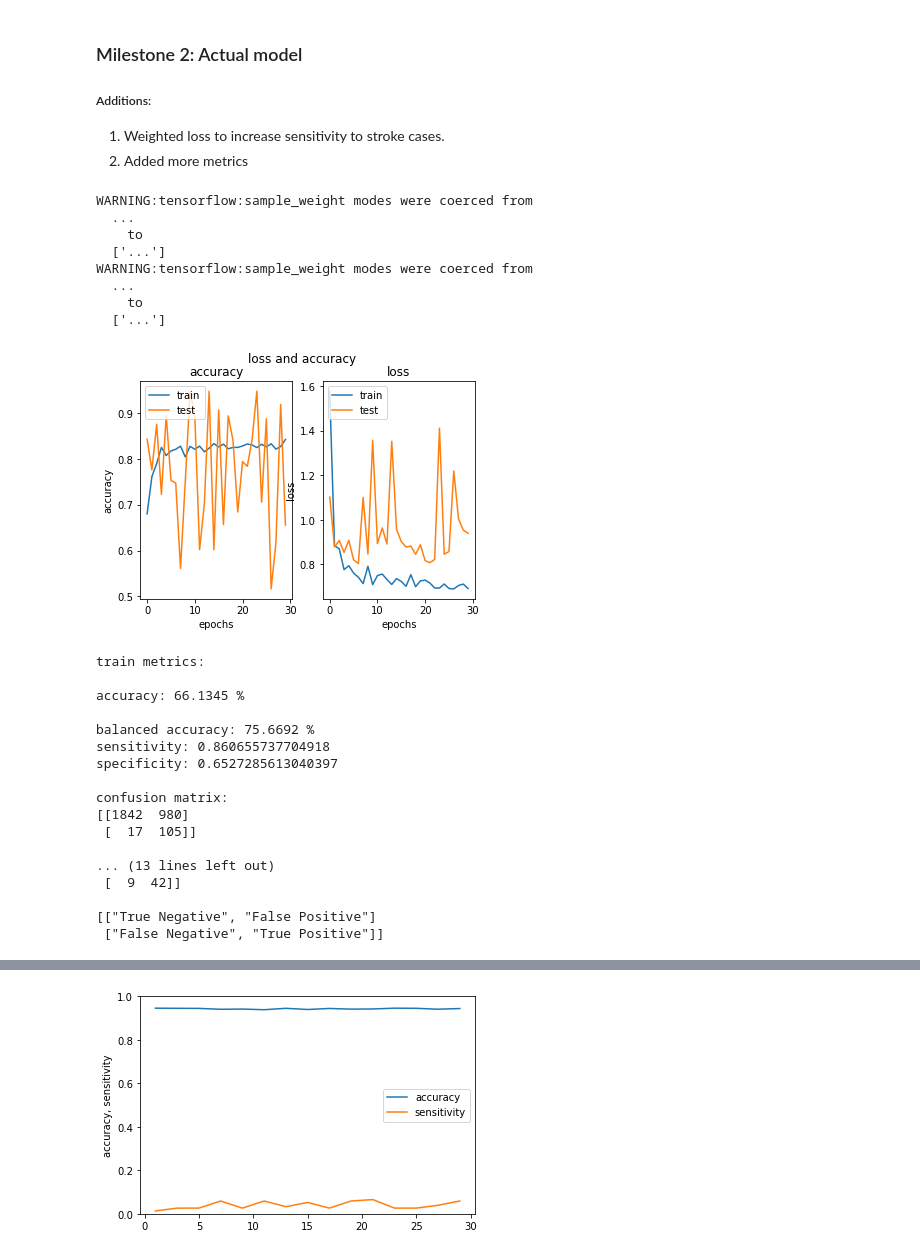
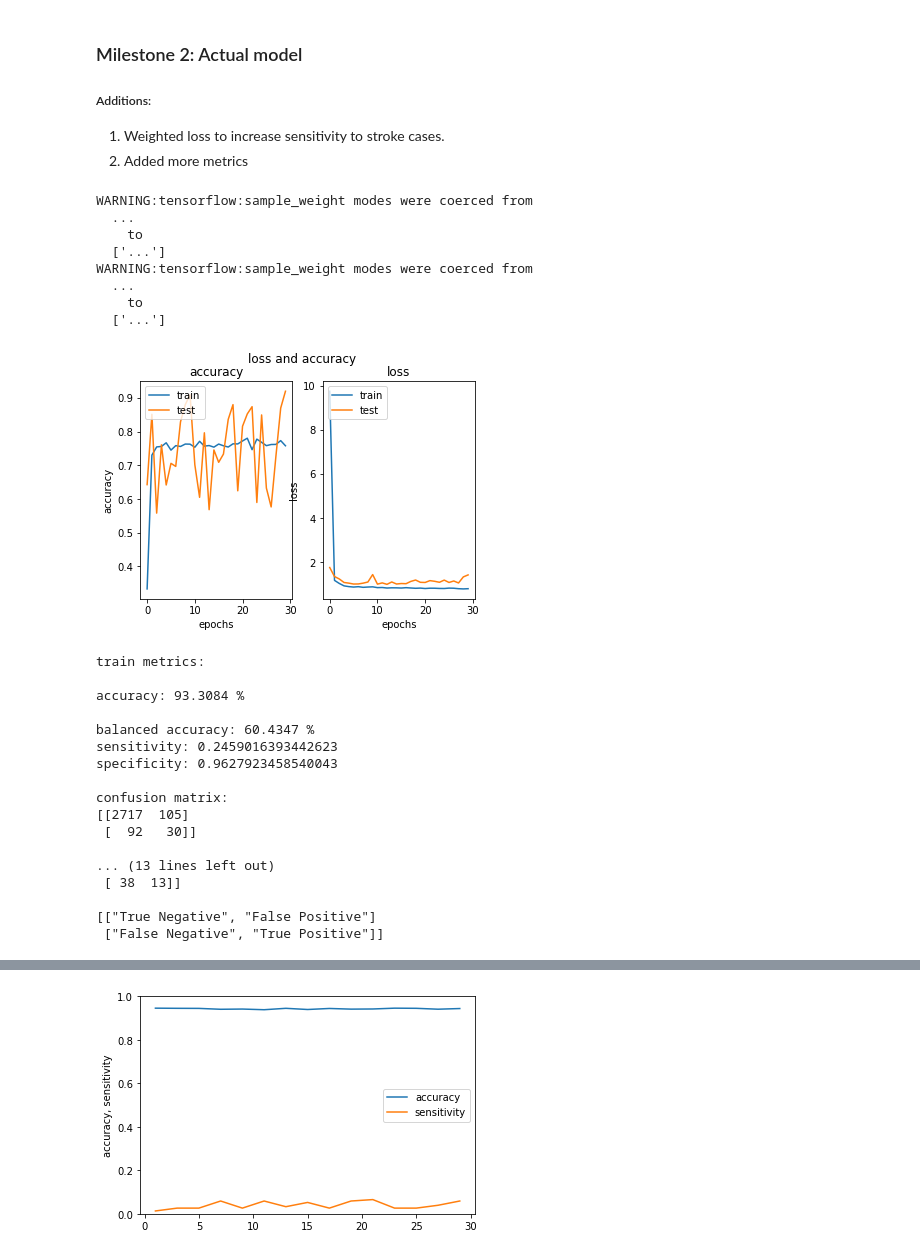
Before and after one commit to koenc100/Project-AI-minor, a Jupyter notebook: code/deep neural network.ipynb, the cells around one changed output, grey strips where cells are left out. Saved outputs shown, nothing was run; the diff lists cells and outputs as text; code cells hidden in the pictures.

```diff
--- a/code/deep neural network.ipynb
+++ b/code/deep neural network.ipynb
@@ -217,48 +217,49 @@ model = models.Sequential()
 
 # First layer with input nodes equal to features
 model.add(Input(shape=(input_shape)))
 
 # One hidden layer with 25 nodes
 model.add(layers.Dense(25, activation='relu'))
 
 # Output layer with 1 node (only 1 output class, 0 or 1 for stroke) and sigmoid activation function
 model.add(layers.Dense(1, 'sigmoid'))
 
 # Train and predict
 predictions_train, predictions_test, history = train_and_predict(model, train_data,
                                                         train_labels, test_data, test_labels,
+                                                        loss_weight = 15,
                                                         epochs=30, verbose=0)
 
 # Print metrics
 print('train metrics: \n')
 accuracy_train, balanced_accuracy_train = get_metrics(train_labels, predictions_train, verbose=True)
 
 print('test metrics: \n')
 accuracy_test, balanced_accuracy_test = get_metrics(test_labels, predictions_test, verbose=True)
 # %% [output]
 WARNING:tensorflow:sample_weight modes were coerced from
   ...
     to
   ['...']
 WARNING:tensorflow:sample_weight modes were coerced from
   ...
     to
   ['...']
-[figure, old version]
+[figure, new version]
 train metrics:
 
-accuracy: 66.1345 %
+accuracy: 93.3084 %
 
-balanced accuracy: 75.6692 %
-sensitivity: 0.860655737704918
-specificity: 0.6527285613040397
+balanced accuracy: 60.4347 %
+sensitivity: 0.2459016393442623
+specificity: 0.9627923458540043
 
 confusion matrix:
-[[1842  980]
- [  17  105]]
+[[2717  105]
+ [  92   30]]
 
 ... (13 lines left out)
- [  9  42]]
+ [ 38  13]]
 
 [["True Negative", "False Positive"]
  ["False Negative", "True Positive"]]
```
Also changed, not shown: parts of 1 cell of this notebook, 2 other files.
